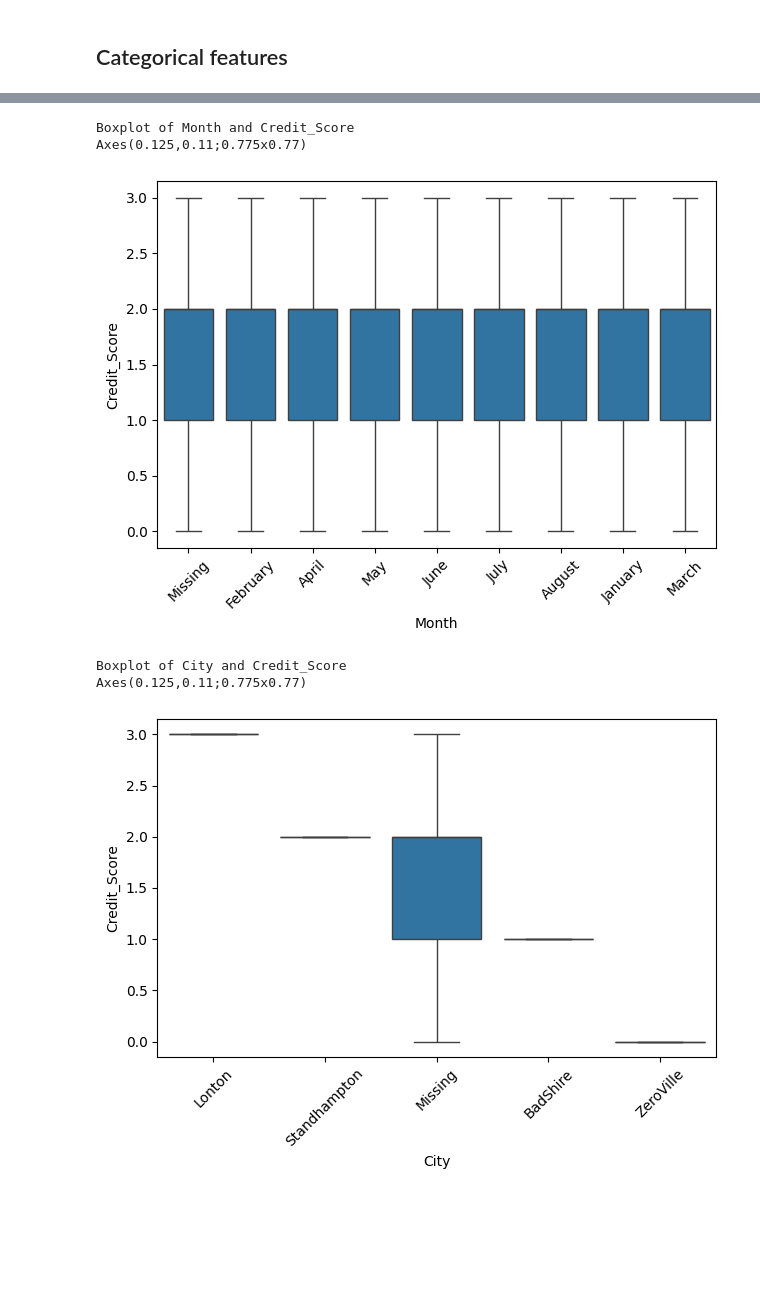
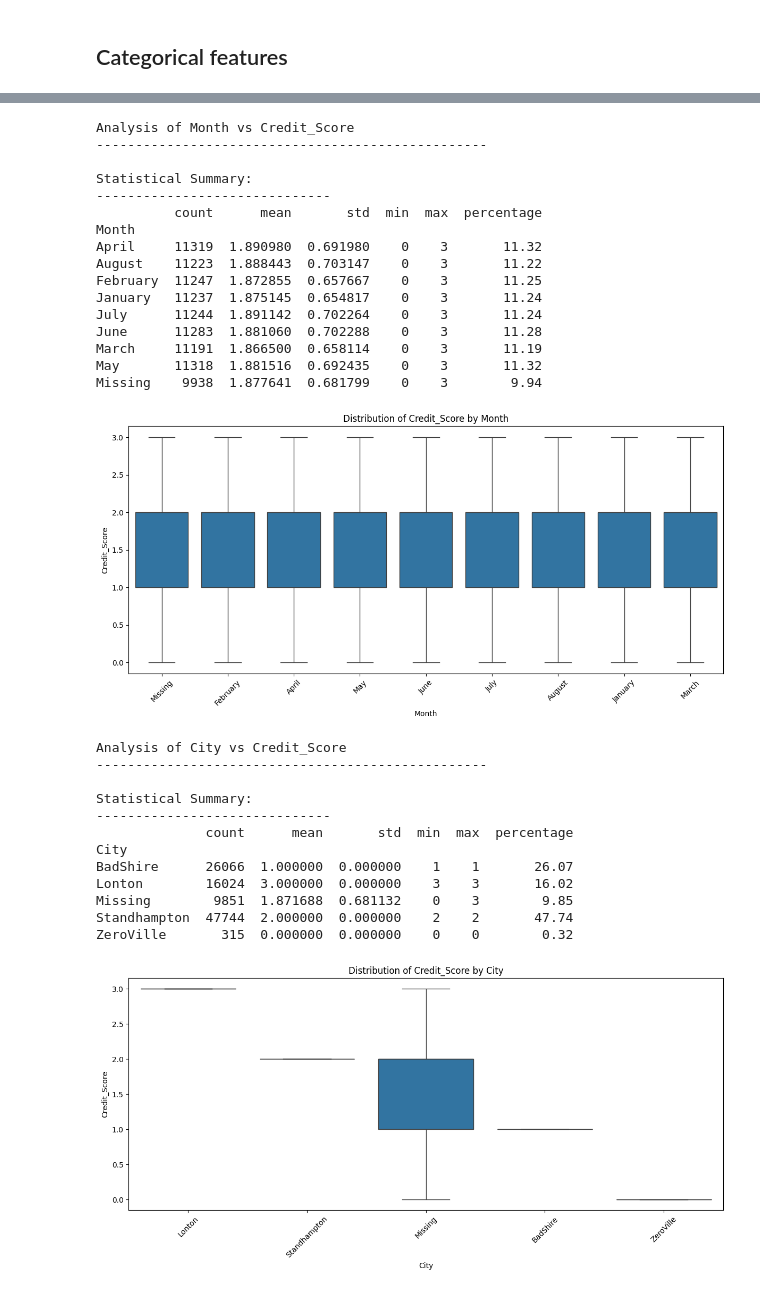
Before and after one commit to Simone-meli25/Credit_Score_Classification, a Jupyter notebook: notebooks/01_eda.ipynb, the cells around one changed output, grey strips where cells are left out. Cells and saved outputs as stored; diff of their text form; code cells hidden in the pictures; blank space fills up the shorter version.

```diff
--- a/notebooks/01_eda.ipynb
+++ b/notebooks/01_eda.ipynb
@@ -105,9 +145,3 @@ add some comments
 ## Exploring other features
 # %% [markdown]
 ### Numeric Features
-# %%
-list_numerical_features = get_numerical_features(df)
-
-print("\nList of Numeric columns:")
-for col in list_numerical_features:
-    print(f"{col}: {df[col].dtype}")
@@ -235,32 +555,63 @@ true_categorical_features = ['Month', 'City', 'Street', 'Occupation', 'Credit_Mi
 # %%
+target = 'Credit_Score'
+
 for feature in true_categorical_features:
-    print(f"Boxplot of {feature} and Credit_Score")
-    # Create a copy of the dataframe for this visualization
+    print(f"\nAnalysis of {feature} vs {target}")
+    print("-" * 50)
+
+    # Create a copy and handle missing values
     df_plot = df.copy()
-    # Fill NaN values with 'Missing' to visualize them as a separate category
     df_plot[feature] = df_plot[feature].fillna('Missing')
+
+    # Statistical Summary
+    print("\nStatistical Summary:")
+    print("-" * 30)
+    summary = df_plot.groupby(feature)[target].agg(['count', 'mean', 'std', 'min', 'max'])
+    summary['percentage'] = (summary['count'] / len(df_plot) * 100).round(2)
+    print(summary)
+
+    # Visualization
+    plt.figure(figsize=(12, 6))
 
     # Check if there are more than 10 categories
     if df_plot[feature].nunique() > 10:
-        # Get the top 10 most frequent categories
         top_categories = df_plot[feature].value_counts().nlargest(10).index.tolist()
-        # Filter the dataframe to include only top categories
         df_plot = df_plot[df_plot[feature].isin(top_categories)]
-        print(f"Showing only top 10 categories for {feature}")
+        print(f"\nShowing only top 10 categories for {feature}")
 
-    print(sns.boxplot(x=feature, y='Credit_Score', data=df_plot))
-    plt.xticks(rotation=45)  # Rotate x labels for better readability
+    sns.boxplot(x=feature, y=target, data=df_plot)
+    plt.title(f'Distribution of {target} by {feature}')
+    plt.xticks(rotation=45)
     plt.tight_layout()
     plt.show()
-
-
-
-
-# make other same type of visualizations per each of the true categorical features and comments
 # %% [output]
-Boxplot of Month and Credit_Score
-Axes(0.125,0.11;0.775x0.77)
+Analysis of Month vs Credit_Score
+--------------------------------------------------
+
+Statistical Summary:
+------------------------------
+          count      mean       std  min  max  percentage
+Month
+April     11319  1.890980  0.691980    0    3       11.32
+August    11223  1.888443  0.703147    0    3       11.22
+February  11247  1.872855  0.657667    0    3       11.25
+January   11237  1.875145  0.654817    0    3       11.24
+July      11244  1.891142  0.702264    0    3       11.24
+June      11283  1.881060  0.702288    0    3       11.28
+March     11191  1.866500  0.658114    0    3       11.19
+May       11318  1.881516  0.692435    0    3       11.32
+Missing    9938  1.877641  0.681799    0    3        9.94
-[figure, old version]
+[figure, new version]
-Boxplot of City and Credit_Score
-Axes(0.125,0.11;0.775x0.77)
+Analysis of City vs Credit_Score
+--------------------------------------------------
+
+Statistical Summary:
+------------------------------
+              count      mean       std  min  max  percentage
+City
+BadShire      26066  1.000000  0.000000    1    1       26.07
+Lonton        16024  3.000000  0.000000    3    3       16.02
+Missing        9851  1.871688  0.681132    0    3        9.85
+Standhampton  47744  2.000000  0.000000    2    2       47.74
+ZeroVille       315  0.000000  0.000000    0    0        0.32
-[figure, old version]
+[figure, new version]
```
Also changed, not shown: parts of 36 cells of this notebook, 20 other files.
